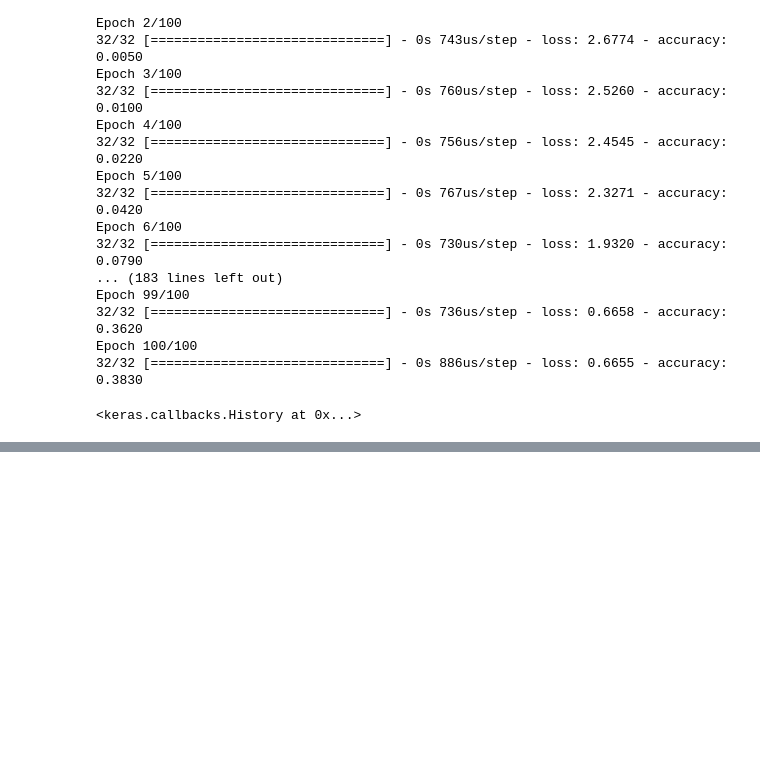
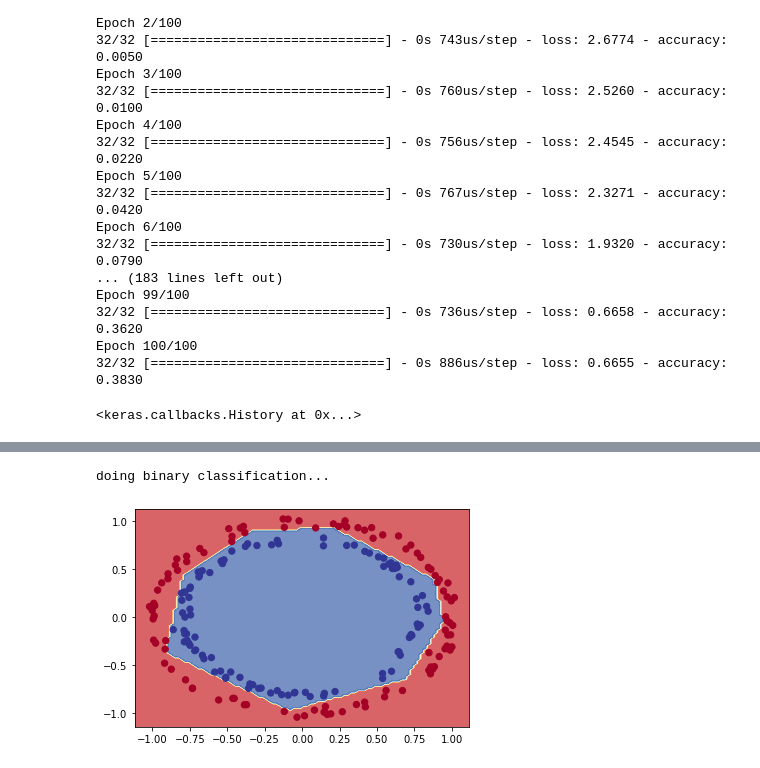
Before and after one commit to kasramojallal1/tensorflow-machine-learning, a Jupyter notebook: nn_classification.ipynb, the cells around one changed output, grey strips where cells are left out. Drawn from its saved outputs; the diff is of its cells as text; code cells hidden in the pictures; blank space fills up the shorter version.

```diff
--- a/nn_classification.ipynb
+++ b/nn_classification.ipynb
@@ -296,0 +393,17 @@ Epoch 100/100
+# %%
+# increase the learning rate
+# decreasing the epochs
+
+tf.random.set_seed(42)
+
+model_8 = tf.keras.Sequential([
+    tf.keras.layers.Dense(4, activation='relu'),
+    tf.keras.layers.Dense(4, activation='relu'),
+    tf.keras.layers.Dense(1, activation='sigmoid')
+])
+
+model_8.compile(loss = tf.keras.losses.BinaryCrossentropy(),
+                optimizer = tf.keras.optimizers.Adam(learning_rate=0.01),
+                metrics = ['accuracy'])
+
+history_8 = model_8.fit(X_train, y_train, epochs=25, verbose=0)
@@ -296,0 +417,5 @@ Epoch 100/100
+# %%
+plot_decision_boundary(model_8, X_test, y_test)
+# %% [output]
+doing binary classification...
+[figure, added]
```
Also changed, not shown: parts of 16 cells of this notebook, 1 other file.
